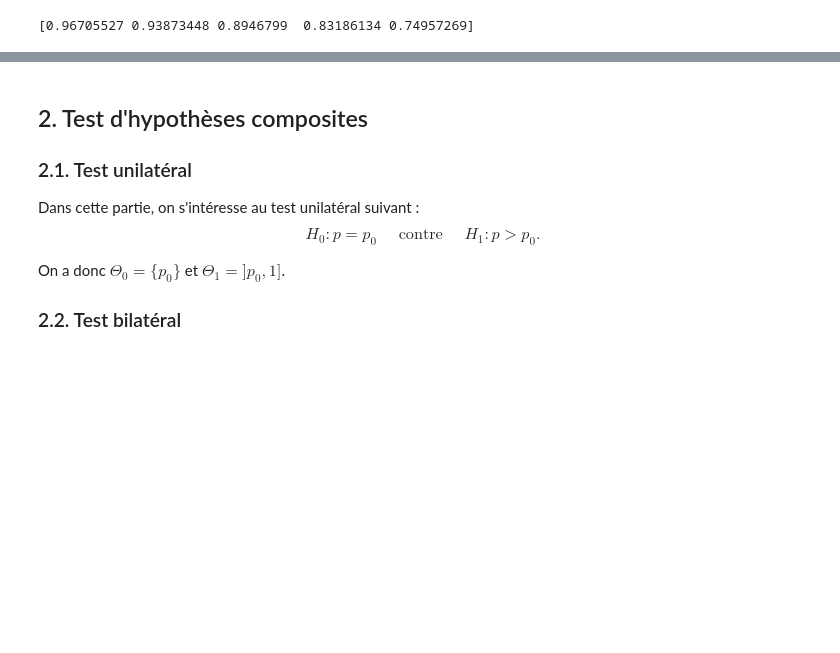
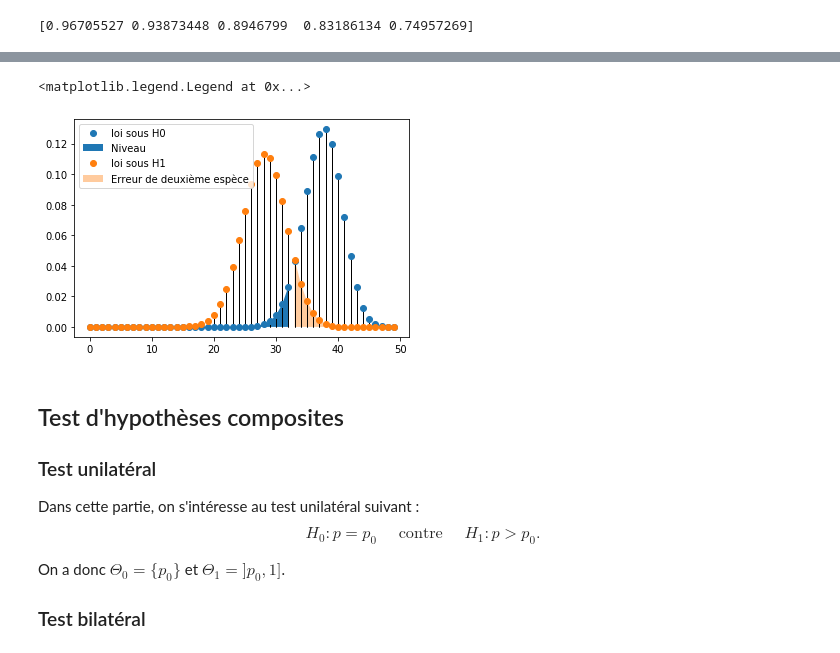
Before and after one commit to baeyc/tpTestsL3MASS, a Jupyter notebook: tp1.ipynb, the cells around one changed output, grey strips where cells are left out. Saved outputs shown, nothing was run; the diff lists cells and outputs as text; code cells hidden in the pictures; blank space fills up the shorter version.

```diff
--- a/tp1.ipynb
+++ b/tp1.ipynb
@@ -80,10 +113,32 @@ print(puissance)
+# %%
+# configuration du graphe
+fig, ax = plt.subplots()
+pdf0 = ax.plot(x,pdfH0,'o')
+ax.vlines(x,0,pdfH0,lw=1)
+pdf1 = ax.plot(x,pdfH1,'o')
+ax.vlines(x,0,pdfH1,lw=1)
+
+# Visualisation du niveau et de la puissance au niveau alpha souhaité
+niveau = alpha[1]
+seuil_rejet =
+x2 = np.arange(0,seuil_rejet,1)
+y2_H0 = binom.pmf(x2, n, p0)
+x3 = np.arange(seuil_rejet,50,1)
+y3_H1 = binom.pmf(x3, n, p1)
+auc0 = ax.fill_between(x2,y2_H0,0,linewidth=2.5,alpha=1) # attention ici alpha est un paramètre de transparence graphique !
+err2esp = ax.fill_between(x3,y3_H1,0,linewidth=2.5,alpha=0.4)
+
+ax.legend((pdf0[0],auc0,pdf1[0],err2esp), ('loi sous H0', 'Niveau', 'loi sous H1', 'Erreur de deuxième espèce'))
+# %% [output]
+<matplotlib.legend.Legend at 0x...>
+[figure, added]
 # %% [markdown]
-## 2. Test d'hypothèses composites
+## Test d'hypothèses composites
 
-### 2.1. Test unilatéral
+### Test unilatéral
 
 Dans cette partie, on s'intéresse au test unilatéral suivant :
 $$ H_0 : p = p_0 \quad \text{ contre } \quad H_1 : p > p_0.$$
 
 On a donc $\Theta_0 = \{p_0\}$ et $\Theta_1 = ]p_0,1]$.
-### 2.2. Test bilatéral
+### Test bilatéral
```
Also changed, not shown: parts of 15 cells of this notebook.
